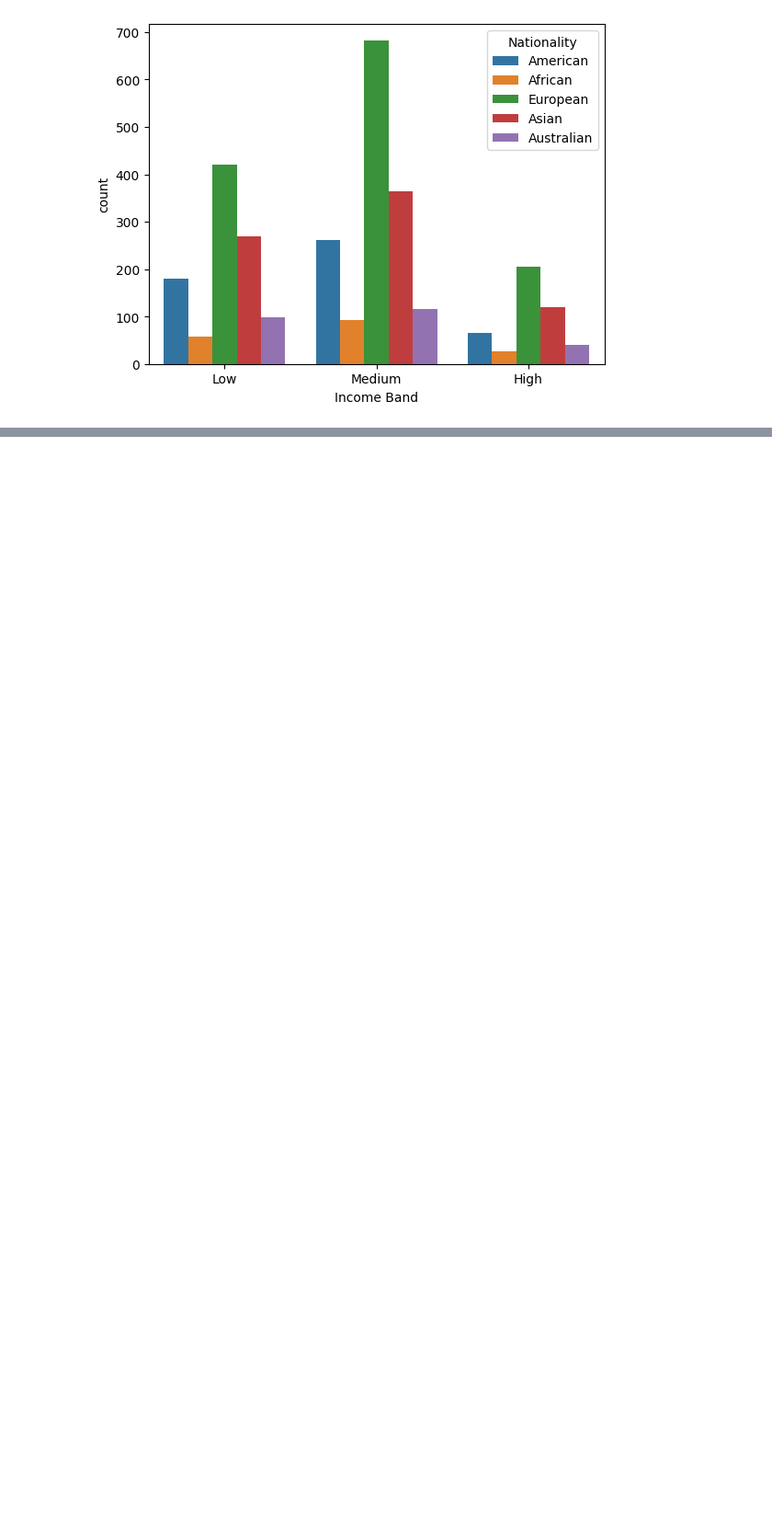
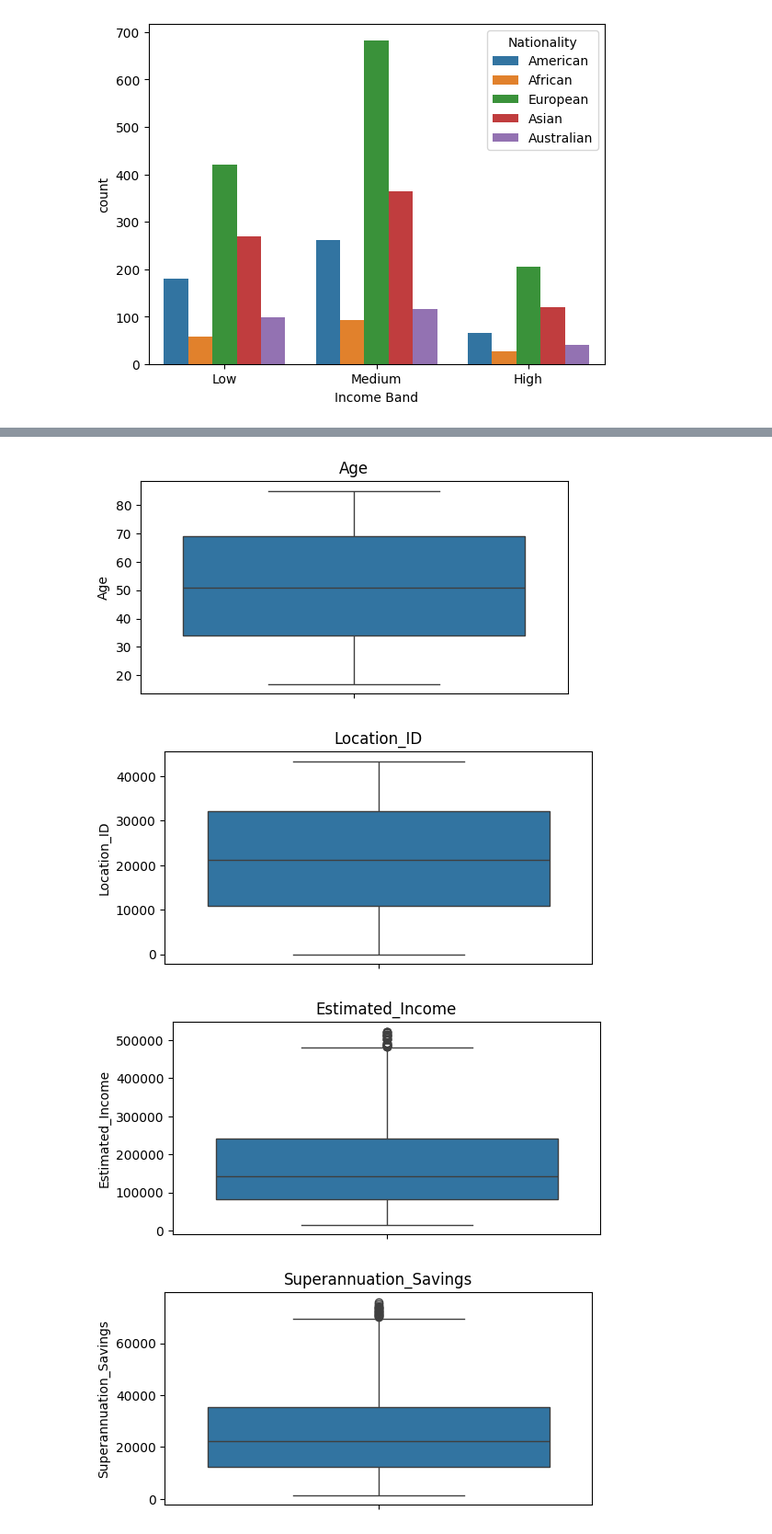
Before and after one commit to dharmesh9/banking_end_to_end_data_analysis_project3, a Jupyter notebook: eda_python.ipynb, the cells around one changed output, grey strips where cells are left out. Shown at 92% size. Cells and saved outputs as stored; diff of their text form; code cells hidden in the pictures; blank space fills up the shorter version.

```diff
--- a/eda_python.ipynb
+++ b/eda_python.ipynb
@@ -167,10 +167,10 @@ df['Income Band'].value_counts().plot(kind='barh')
 categorical_col = [
     'Nationality',
     'Occupation',
-    'Fee Structure',
-    'Loyalty Classification',
-    'Properties Owned',
-    'Risk Weighting',
+    'Fee_Structure',
+    'Loyalty_Classification',
+    'Properties_Owned',
+    'Risk_Weighting',
     'BRId',
     'GenderId',
     'IAId',
@@ -281,0 +305,11 @@ for i,predictor in enumerate(df[[
+# %%
+for col in num_cols:
+    plt.figure(figsize=(6,3))
+    sns.boxplot(df[col])
+    plt.title(col)
+    plt.show()
+# %% [output]
+[figure, added]
+[figure, added]
+[figure, added]
+[figure, added]
```
Also changed, not shown: parts of 9 cells of this notebook.
